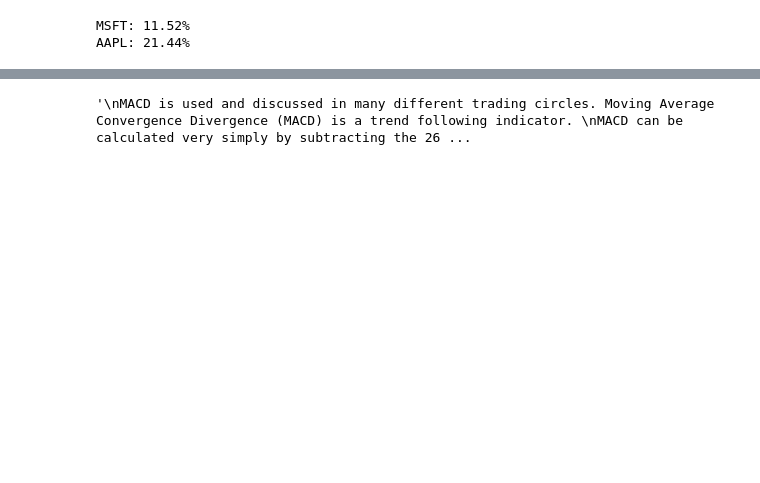
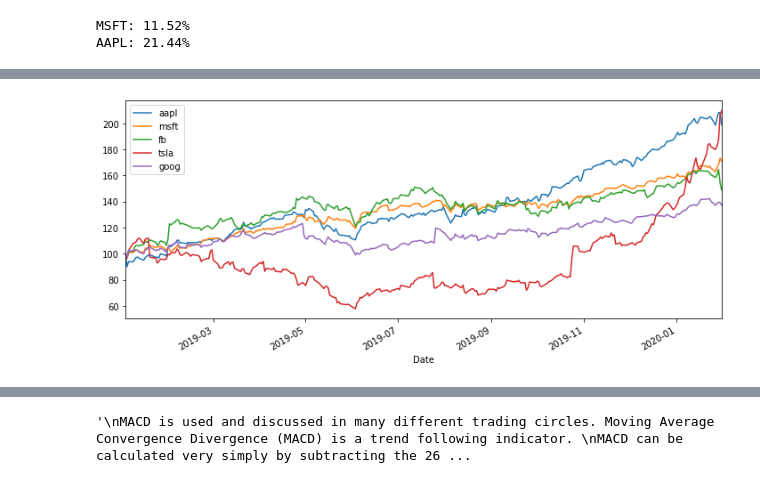
Before and after one commit to ragalaa/Directory, a Jupyter notebook: Calculating_Return_on_Equity_Important_Financial_Metric_in_Investing.ipynb, the cells around one changed output, grey strips where cells are left out. Saved outputs shown, nothing was run; the diff lists cells and outputs as text; code cells hidden in the pictures; blank space fills up the shorter version.

```diff
--- a/Calculating_Return_on_Equity_Important_Financial_Metric_in_Investing.ipynb
+++ b/Calculating_Return_on_Equity_Important_Financial_Metric_in_Investing.ipynb
@@ -232,0 +281,8 @@ financialratios_summary('GOOGL')
+# %%
+!pip install ffn
+import ffn as f
+%matplotlib inline
+data = f.get(['AAPL','MSFT','FB','TSLA','GOOG'], start='2019-01-01', end='2020-02-01')
+data2 = f.get('SPY', start='2019-01-01', end='2020-01-01')
+data3 = f.get('GOOG', start='2019-01-01', end='2020-01-01')
+print(data.head())
@@ -232,0 +307,4 @@ financialratios_summary('GOOGL')
+# %%
+ax = data.rebase().plot(figsize=(12,5))
+# %% [output]
+[figure, added]
```
Also changed, not shown: parts of 21 cells of this notebook.
